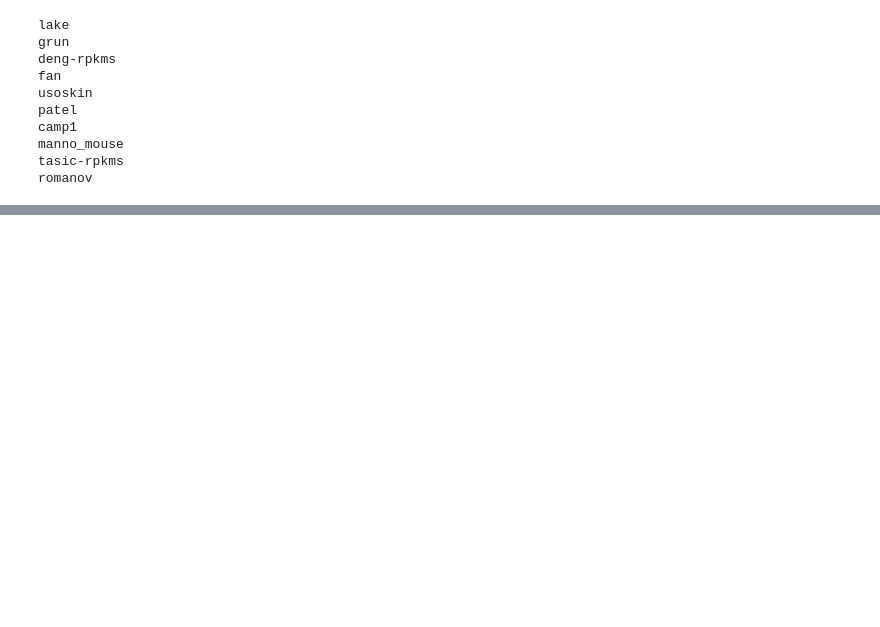
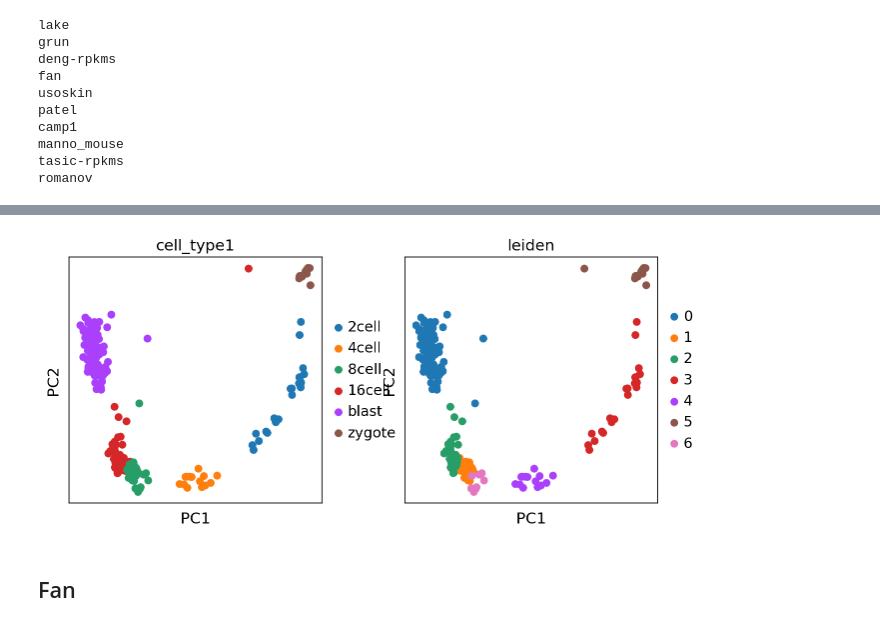
Before and after one commit to li-ziang/compbio-2022, a Jupyter notebook: hm1/analysis.ipynb, the cells around one changed output, grey strips where cells are left out. Saved outputs shown, nothing was run; the diff lists cells and outputs as text; code cells hidden in the pictures; blank space fills up the shorter version.

```diff
--- a/hm1/analysis.ipynb
+++ b/hm1/analysis.ipynb
@@ -55,0 +155,8 @@ print(result)
+# %%
+# sc.tl.pca(deng_adata)
+# sc.pl.pca(deng_adata,size=200,color=['cell_type1','cell_type2'])
+sc.pl.pca(deng_adata,size=200,color=['cell_type1','leiden'])
+# %% [output]
+[figure, added]
+# %% [markdown]
+## Fan
```
Also changed, not shown: parts of 21 cells of this notebook.
